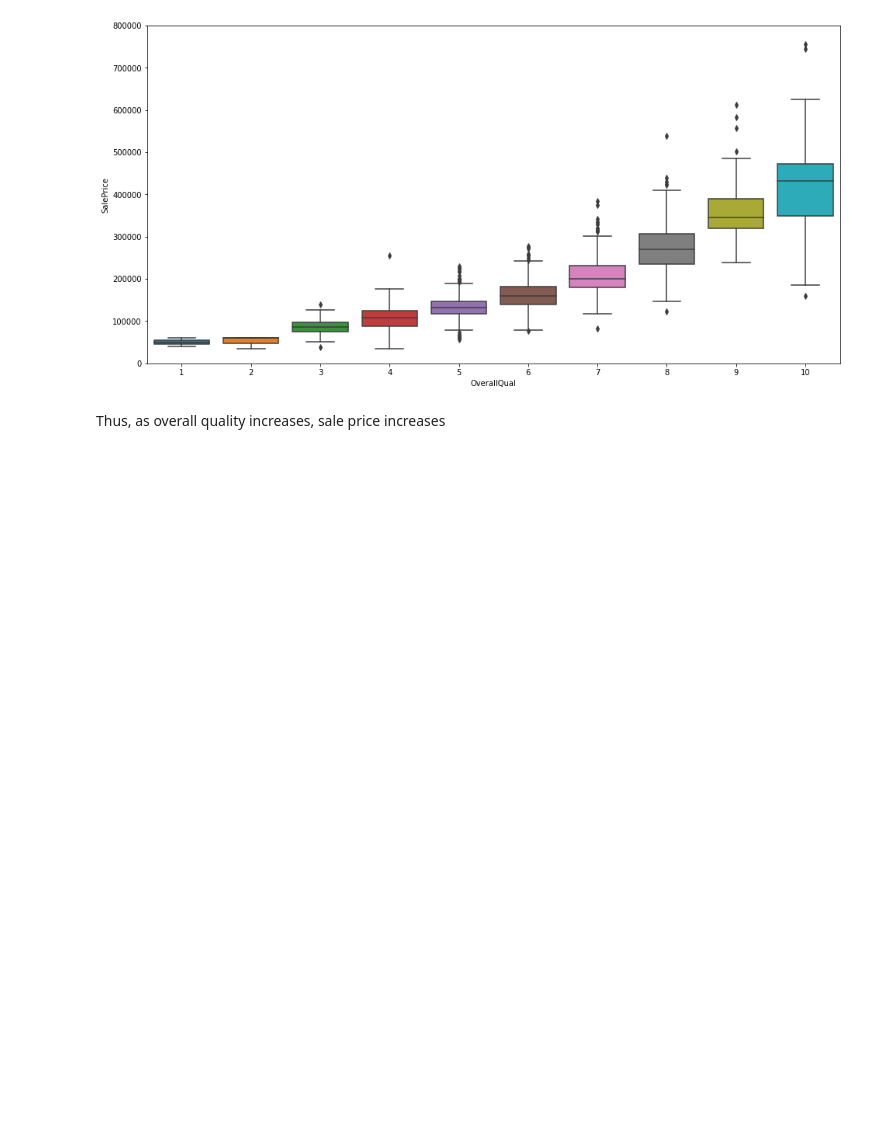
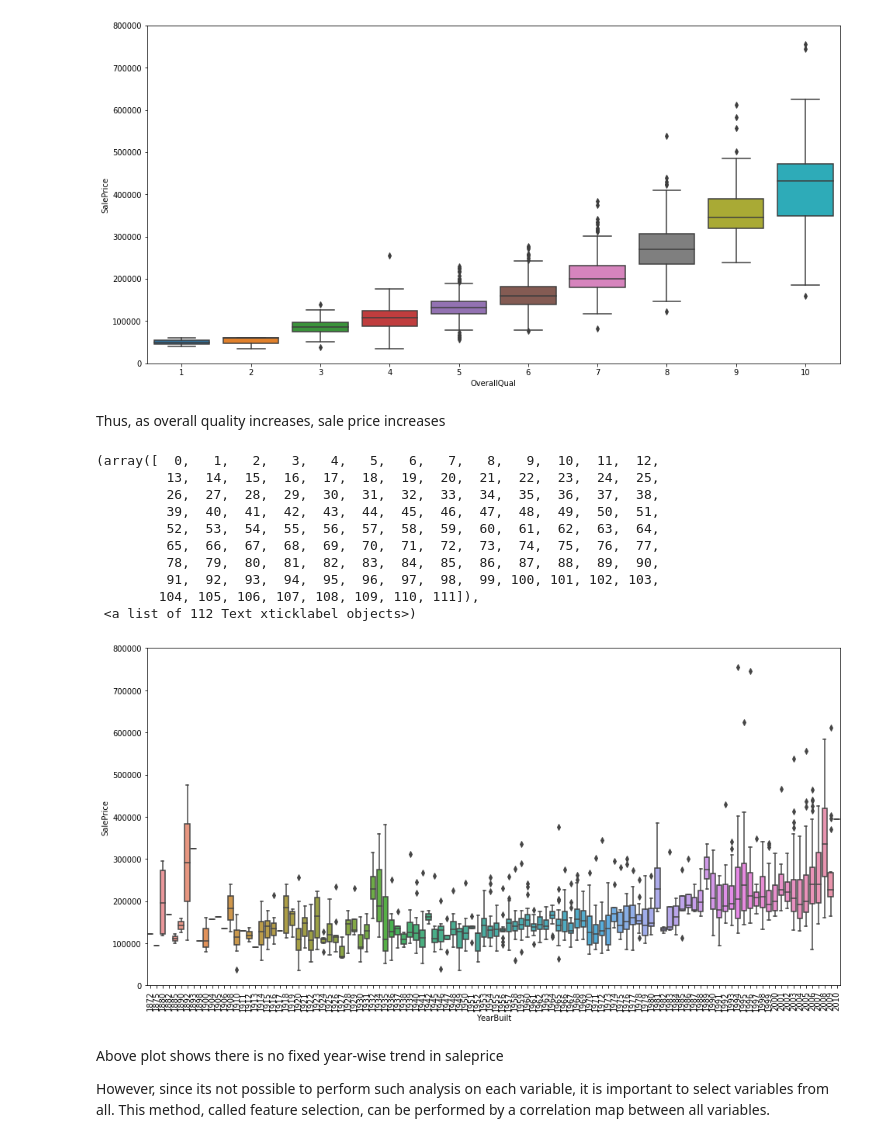
Before and after one commit to mPande92/Data-Exploration-in-python, a Jupyter notebook: Data Exploration using Python.ipynb, the cells around one changed output. Cells and saved outputs as stored; diff of their text form; code cells hidden in the pictures; blank space fills up the shorter version.

```diff
--- a/Data Exploration using Python.ipynb
+++ b/Data Exploration using Python.ipynb
@@ -124,3 +123,25 @@ fig.axis(ymin = 0, ymax = 800000)
 [figure]
 # %% [markdown]
 Thus, as overall quality increases, sale price increases
+# %%
+data = pd.concat([train['SalePrice'], train['YearBuilt']], axis = 1)
+f, ax = plt.subplots(figsize=(16,8))
+fig = sb.boxplot(x="YearBuilt", y="SalePrice", data=data)
+fig.axis(ymin = 0, ymax = 800000)
+plt.xticks(rotation = 90)
+# %% [output]
+(array([  0,   1,   2,   3,   4,   5,   6,   7,   8,   9,  10,  11,  12,
+         13,  14,  15,  16,  17,  18,  19,  20,  21,  22,  23,  24,  25,
+         26,  27,  28,  29,  30,  31,  32,  33,  34,  35,  36,  37,  38,
+         39,  40,  41,  42,  43,  44,  45,  46,  47,  48,  49,  50,  51,
+         52,  53,  54,  55,  56,  57,  58,  59,  60,  61,  62,  63,  64,
+         65,  66,  67,  68,  69,  70,  71,  72,  73,  74,  75,  76,  77,
+         78,  79,  80,  81,  82,  83,  84,  85,  86,  87,  88,  89,  90,
+         91,  92,  93,  94,  95,  96,  97,  98,  99, 100, 101, 102, 103,
+        104, 105, 106, 107, 108, 109, 110, 111]),
+ <a list of 112 Text xticklabel objects>)
+[figure, added]
+# %% [markdown]
+Above plot shows there is no fixed year-wise trend in saleprice
+
+However, since its not possible to perform such analysis on each variable, it is important to select variables from all. This method, called feature selection, can be performed by a correlation map between all variables.
```
Also changed, not shown: parts of 8 cells of this notebook.
